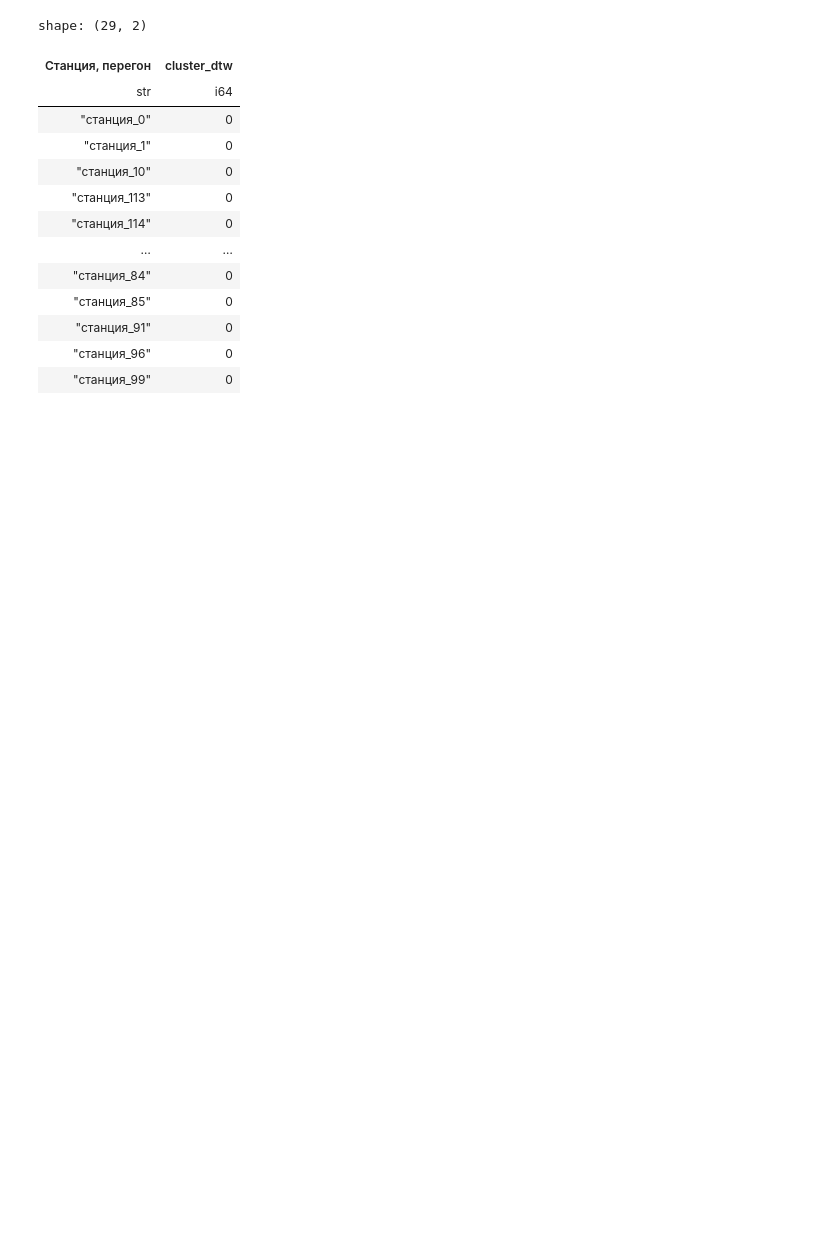
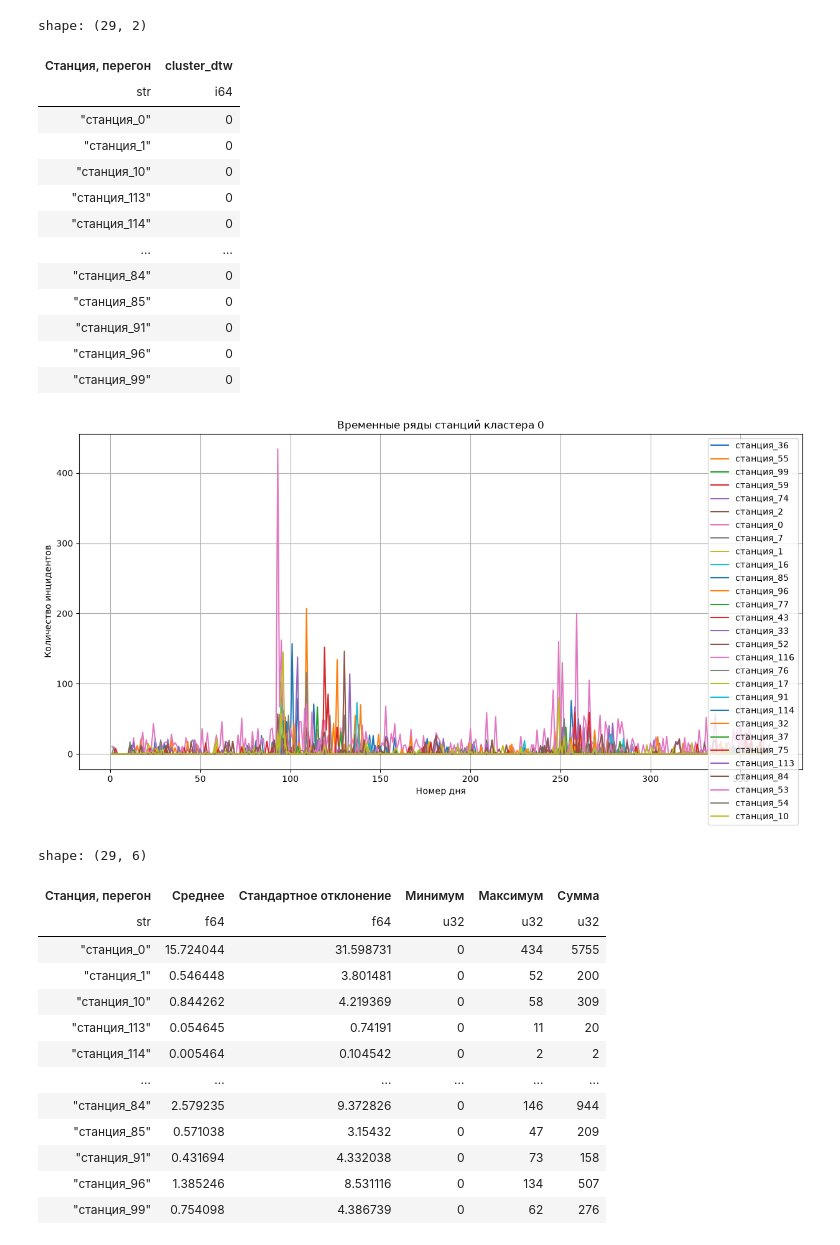
Before and after one commit to K0TOFEY/Data_Engineering, a Jupyter notebook: Seminar 4/lesson_4.ipynb, the cells around one changed output. Saved outputs shown, nothing was run; the diff lists cells and outputs as text; code cells hidden in the pictures; blank space fills up the shorter version.

```diff
--- a/Seminar 4/lesson_4.ipynb
+++ b/Seminar 4/lesson_4.ipynb
@@ -363,6 +364,74 @@ shape: (29, 2)
 # %%
 # Задание! на график временные ряды станций кластера 0 (или другого). Не используйте GTP, ищите в контенте лекций.
 # Посчитайте основые характеристики временных рядов кластера. Подумайте что это за характеристики.
+cluster_num = 0
+
+cluster_stations = (
+    df_clusters
+    .filter(pl.col("cluster_dtw") == cluster_num)
+    .select("Станция, перегон")
+)
+
+df_cluster = (
+    df_aligned
+    .join(cluster_stations, on="Станция, перегон", how="inner")
+    .sort(["Станция, перегон", "Номер_дня"])
+)
+
+df_cluster
+
+import matplotlib.pyplot as plt
+
+plt.figure(figsize=(15, 7))
+
+for station in df_cluster["Станция, перегон"].unique().to_list():
+    data = df_cluster.filter(
+        pl.col("Станция, перегон") == station
+    )
+
+    plt.plot(
+        data["Номер_дня"].to_list(),
+        data["Количество инцидентов"].to_list(),
+        label=station
+    )
+
+plt.xlabel("Номер дня")
+plt.ylabel("Количество инцидентов")
+plt.title(f"Временные ряды станций кластера {cluster_num}")
+plt.legend()
+plt.grid()
+plt.show()
+
+df_cluster_stats = (
+    df_cluster
+    .group_by("Станция, перегон")
+    .agg([
+        pl.col("Количество инцидентов").mean().alias("Среднее"),
+        pl.col("Количество инцидентов").std().alias("Стандартное отклонение"),
+        pl.col("Количество инцидентов").min().alias("Минимум"),
+        pl.col("Количество инцидентов").max().alias("Максимум"),
+        pl.col("Количество инцидентов").sum().alias("Сумма"),
+    ])
+    .sort("Станция, перегон")
+)
+
+df_cluster_stats
+# %% [output]
+[figure, added]
+shape: (29, 6)
+| Станция, перегон | Среднее | Стандартное отклонение | Минимум | Максимум | Сумма |
+| str | f64 | f64 | u32 | u32 | u32 |
+| "станция_0" | 15.724044 | 31.598731 | 0 | 434 | 5755 |
+| "станция_1" | 0.546448 | 3.801481 | 0 | 52 | 200 |
+| "станция_10" | 0.844262 | 4.219369 | 0 | 58 | 309 |
+| "станция_113" | 0.054645 | 0.74191 | 0 | 11 | 20 |
+| "станция_114" | 0.005464 | 0.104542 | 0 | 2 | 2 |
+| … | … | … | … | … | … |
+| "станция_84" | 2.579235 | 9.372826 | 0 | 146 | 944 |
+| "станция_85" | 0.571038 | 3.15432 | 0 | 47 | 209 |
+| "станция_91" | 0.431694 | 4.332038 | 0 | 73 | 158 |
+| "станция_96" | 1.385246 | 8.531116 | 0 | 134 | 507 |
+| "станция_99" | 0.754098 | 4.386739 | 0 | 62 | 276 |
 # %%
 # Задание 2. По аналогии с кодом выше проведите агрегацию по станциям, по каждой станции нужны характеристики временных рядов, а не многомерные временнные ряды
 # целевой массив
```
Also changed, not shown: parts of 4 cells of this notebook, 5 other files.
